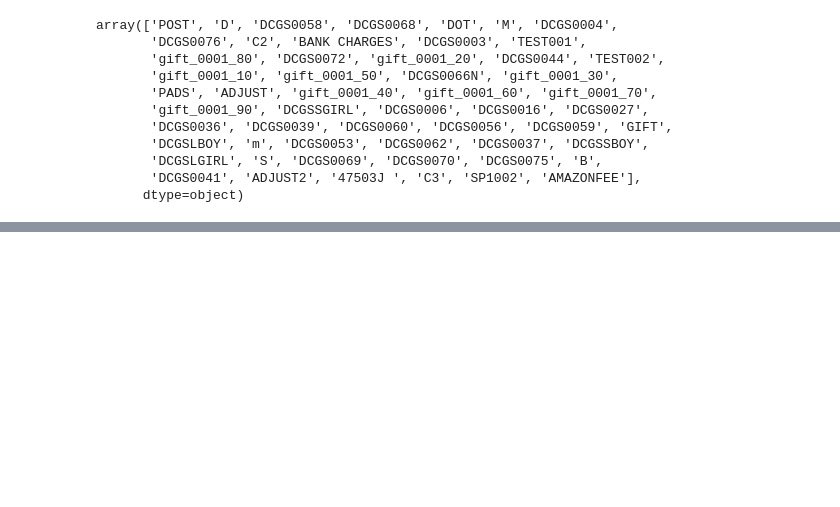
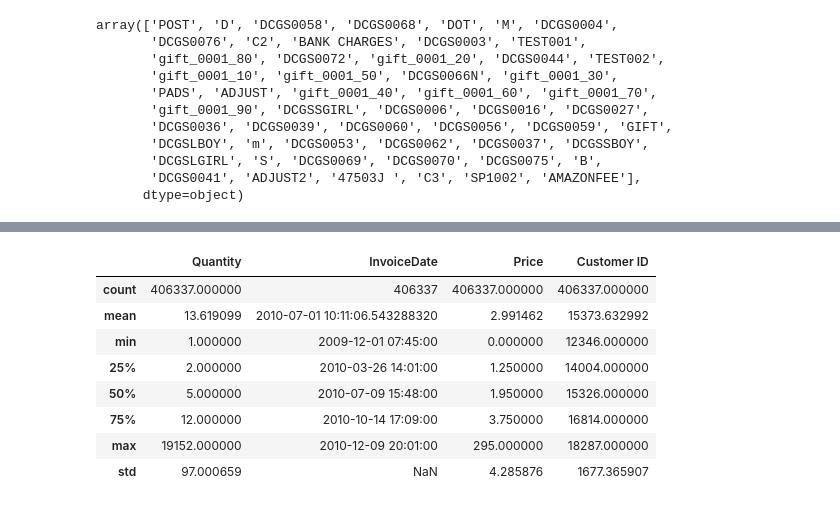
Before and after one commit to Mohdkaif05/kmean-from-scratch, a Jupyter notebook: main.ipynb, the cells around one changed output, grey strips where cells are left out. Cells and saved outputs as stored; diff of their text form; code cells hidden in the pictures; blank space fills up the shorter version.

```diff
--- a/main.ipynb
+++ b/main.ipynb
@@ -145,0 +220,12 @@ array(['POST', 'D', 'DCGS0058', 'DCGS0068', 'DOT', 'M', 'DCGS0004',
+# %%
+cleaned_df.describe()
+# %% [output]
+|  | Quantity | InvoiceDate | Price | Customer ID |
+| count | 406337.000000 | 406337 | 406337.000000 | 406337.000000 |
+| mean | 13.619099 | 2010-07-01 10:11:06.543288320 | 2.991462 | 15373.632992 |
+| min | 1.000000 | 2009-12-01 07:45:00 | 0.000000 | 12346.000000 |
+| 25% | 2.000000 | 2010-03-26 14:01:00 | 1.250000 | 14004.000000 |
+| 50% | 5.000000 | 2010-07-09 15:48:00 | 1.950000 | 15326.000000 |
+| 75% | 12.000000 | 2010-10-14 17:09:00 | 3.750000 | 16814.000000 |
+| max | 19152.000000 | 2010-12-09 20:01:00 | 295.000000 | 18287.000000 |
+| std | 97.000659 | NaN | 4.285876 | 1677.365907 |
```
Also changed, not shown: parts of 10 cells of this notebook.
